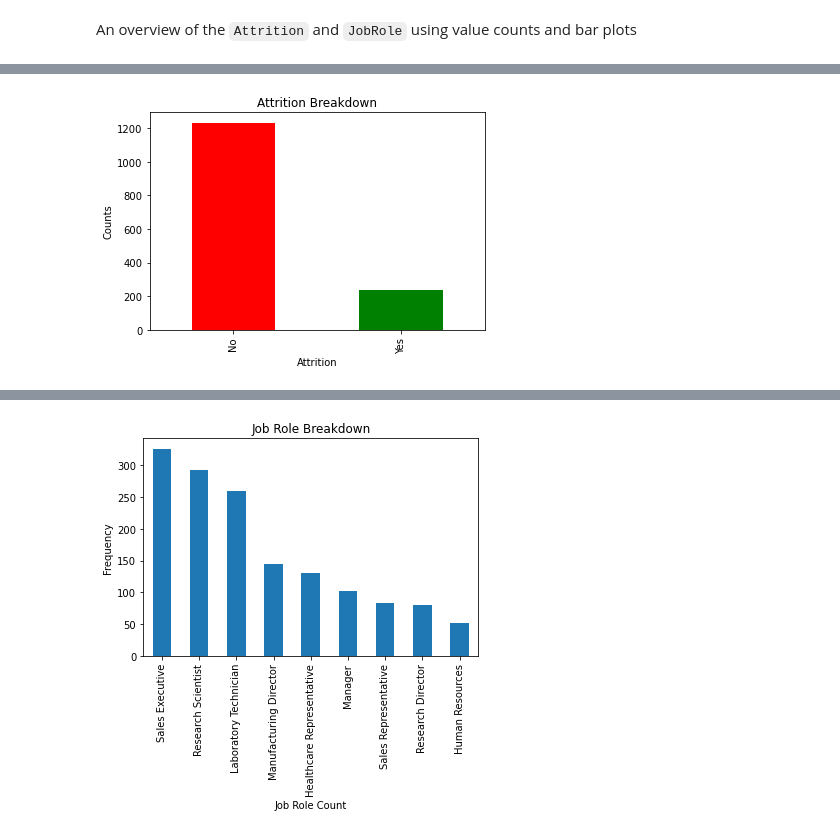
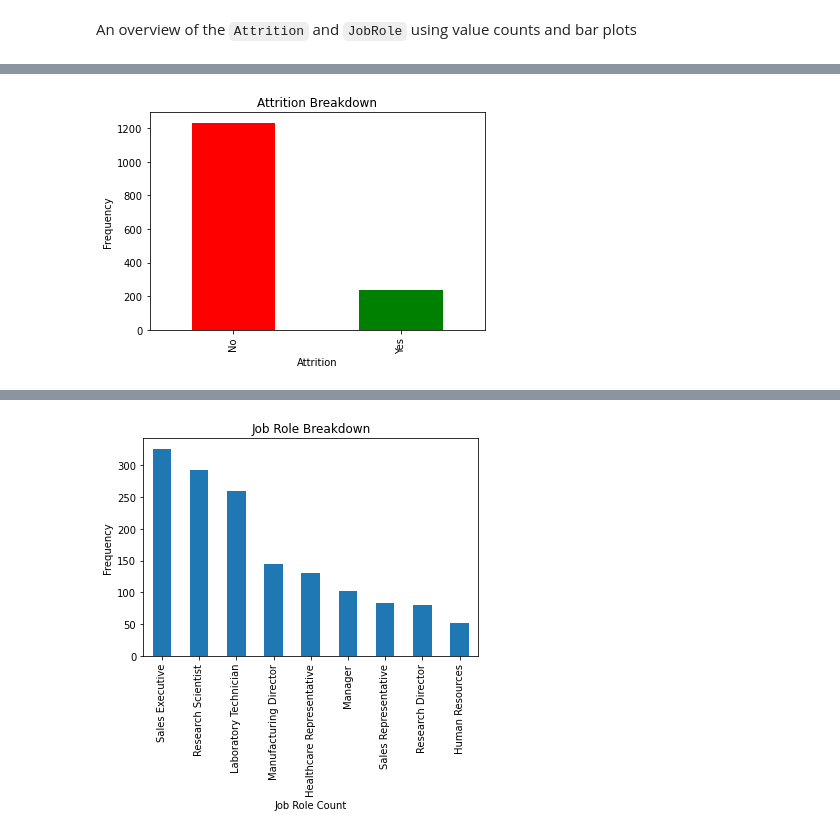
Before and after one commit to StphnLwnga/ADS-Assgn2, a Jupyter notebook: ADS - Assignment 2.ipynb, the cells around one changed output, grey strips where cells are left out. Saved outputs shown, nothing was run; the diff lists cells and outputs as text; code cells hidden in the pictures.

```diff
--- a/ADS - Assignment 2.ipynb
+++ b/ADS - Assignment 2.ipynb
@@ -123,13 +123,13 @@ Name: JobRole, dtype: int64
 # %%
 att_plot = attrition_count.plot(
     kind='bar',
     title="Attrition Breakdown",
     xlabel="Attrition",
-    ylabel="Freq",
+    ylabel="Frequency",
     color=['red', 'green'],
 )
 # %% [output]
-[figure, old version]
+[figure, new version]
 [interactive output not drawn]
 # %%
 # def set_color_grad(color_a, color_b):
```
Also changed, not shown: parts of 10 cells of this notebook.
